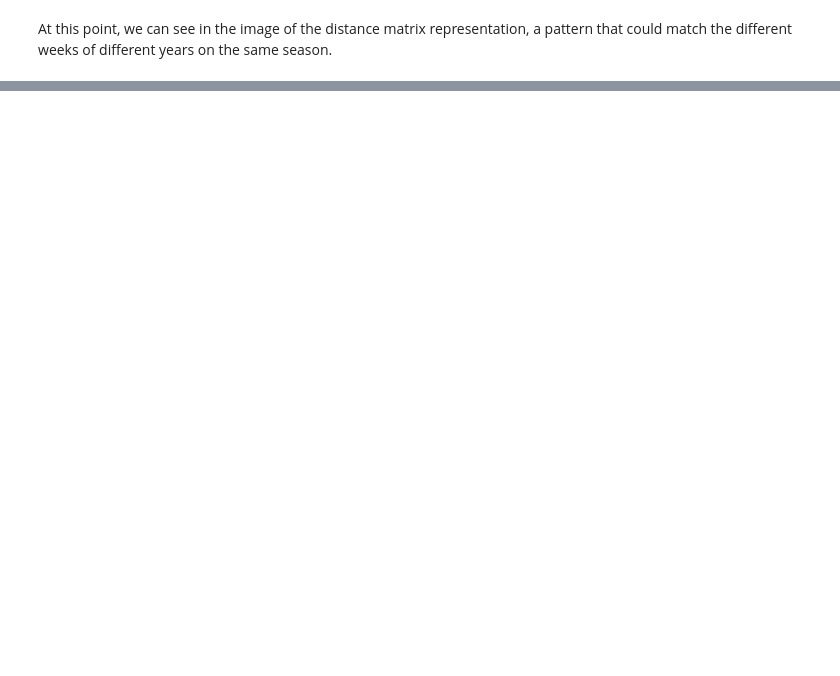
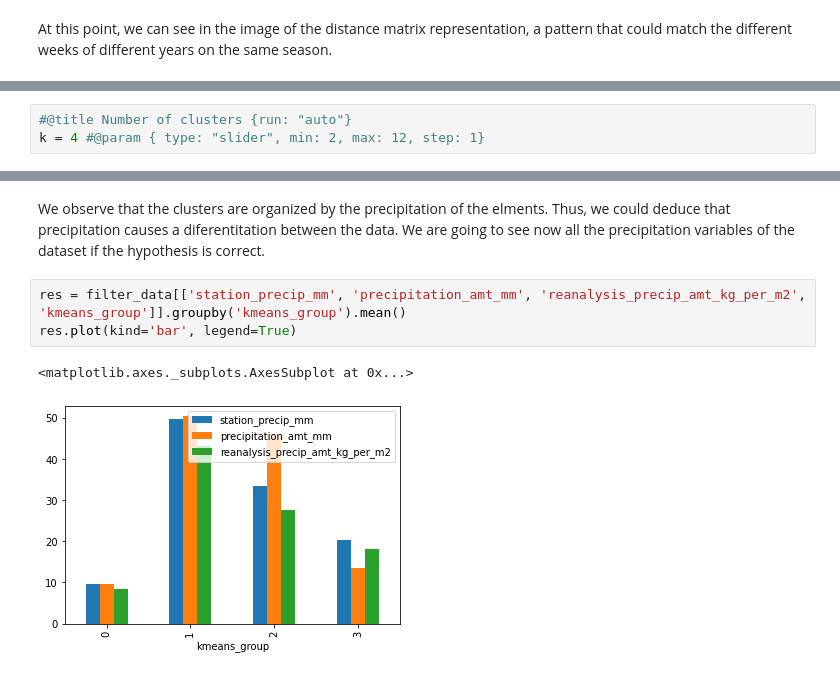
Before and after one commit to raulbs7/Machine-Learning-Techniques-Project, a Jupyter notebook: Milestone1.ipynb, the cells around one changed output, grey strips where cells are left out. Cells and saved outputs as stored; diff of their text form; blank space fills up the shorter version.

```diff
--- a/Milestone1.ipynb
+++ b/Milestone1.ipynb
@@ -343,0 +531,3 @@ At this point, we can see in the image of the distance matrix representation, a
+# %%
+#@title Number of clusters {run: "auto"}
+k = 4 #@param { type: "slider", min: 2, max: 12, step: 1}
@@ -343,0 +597,8 @@ At this point, we can see in the image of the distance matrix representation, a
+# %% [markdown]
+We observe that the clusters are organized by the precipitation of the elments. Thus, we could deduce that precipitation causes a diferentitation between the data. We are going to see now all the precipitation variables of the dataset if the hypothesis is correct.
+# %%
+res = filter_data[['station_precip_mm', 'precipitation_amt_mm', 'reanalysis_precip_amt_kg_per_m2', 'kmeans_group']].groupby('kmeans_group').mean()
+res.plot(kind='bar', legend=True)
+# %% [output]
+<matplotlib.axes._subplots.AxesSubplot at 0x...>
+[figure, added]
```
Also changed, not shown: parts of 47 cells of this notebook.
